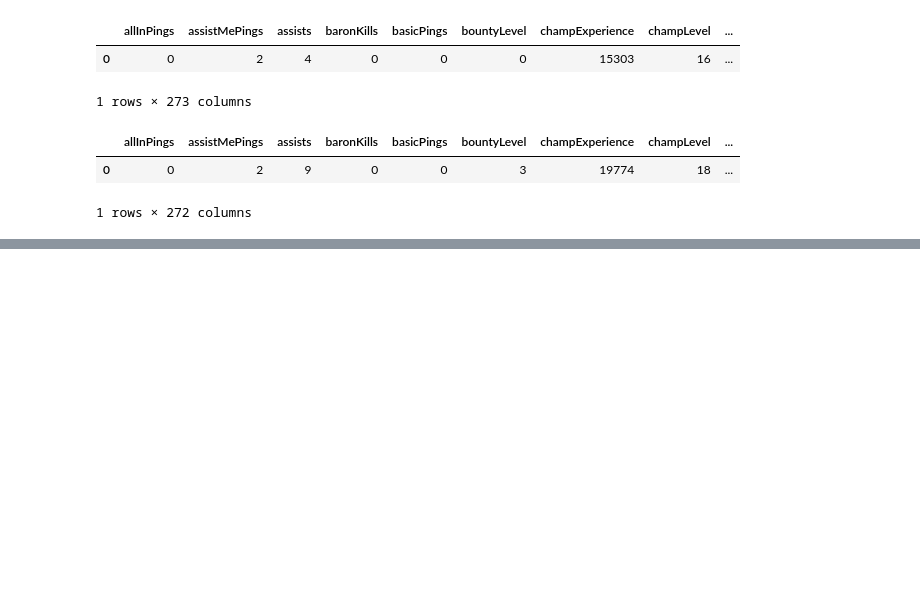
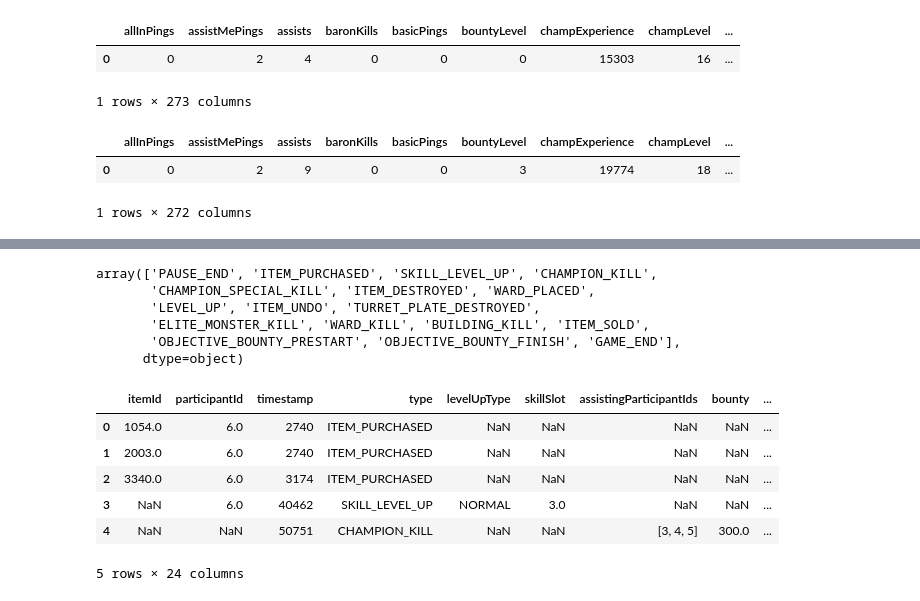
Before and after one commit to mjmagno/Solo-Queue-Data, a Jupyter notebook: PandasTest/pandastest1.ipynb, the cells around one changed output, grey strips where cells are left out. Saved outputs shown, nothing was run; the diff lists cells and outputs as text; code cells hidden in the pictures; blank space fills up the shorter version.

```diff
--- a/PandasTest/pandastest1.ipynb
+++ b/PandasTest/pandastest1.ipynb
@@ -74,0 +85,9 @@ opponent_df.head()
+# %%
+df['type'].unique()
+# %% [output]
+array(['PAUSE_END', 'ITEM_PURCHASED', 'SKILL_LEVEL_UP', 'CHAMPION_KILL',
+       'CHAMPION_SPECIAL_KILL', 'ITEM_DESTROYED', 'WARD_PLACED',
+       'LEVEL_UP', 'ITEM_UNDO', 'TURRET_PLATE_DESTROYED',
+       'ELITE_MONSTER_KILL', 'WARD_KILL', 'BUILDING_KILL', 'ITEM_SOLD',
+       'OBJECTIVE_BOUNTY_PRESTART', 'OBJECTIVE_BOUNTY_FINISH', 'GAME_END'],
+      dtype=object)
@@ -74,0 +116,11 @@ opponent_df.head()
+# %%
+player_events = getEvents(part_number)
+player_events.head()
+# %% [output]
+|  | itemId | participantId | timestamp | type | levelUpType | skillSlot | assistingParticipantIds | bounty | ... |
+| 0 | 1054.0 | 6.0 | 2740 | ITEM_PURCHASED | NaN | NaN | NaN | NaN | ... |
+| 1 | 2003.0 | 6.0 | 2740 | ITEM_PURCHASED | NaN | NaN | NaN | NaN | ... |
+| 2 | 3340.0 | 6.0 | 3174 | ITEM_PURCHASED | NaN | NaN | NaN | NaN | ... |
+| 3 | NaN | 6.0 | 40462 | SKILL_LEVEL_UP | NORMAL | 3.0 | NaN | NaN | ... |
+| 4 | NaN | NaN | 50751 | CHAMPION_KILL | NaN | NaN | [3, 4, 5] | 300.0 | ... |
+5 rows × 24 columns
```
Also changed, not shown: parts of 10 cells of this notebook.
